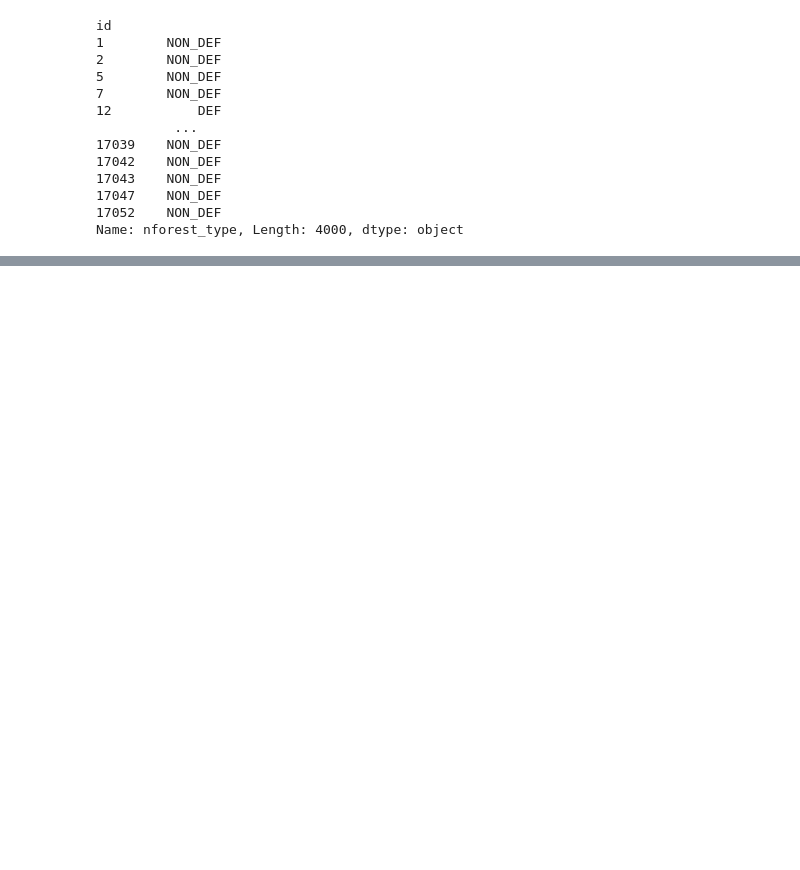
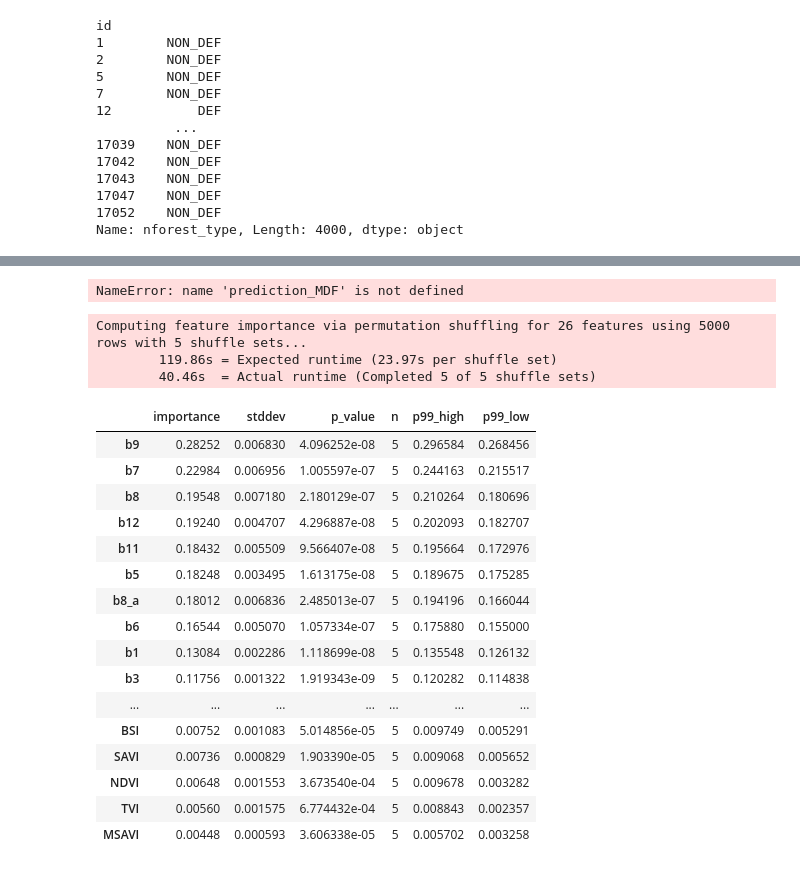
Before and after one commit to xHexlabx/SuperAI_SS4_Recap, a Jupyter notebook: SuperAI_SS4_Level_2/Hack_7_Forest_Type_Classification/Forest_Type_Double_Classifier.ipynb, the cells around one changed output, grey strips where cells are left out. Drawn from its saved outputs; the diff is of its cells as text; code cells hidden in the pictures; blank space fills up the shorter version.

```diff
--- a/SuperAI_SS4_Level_2/Hack_7_Forest_Type_Classification/Forest_Type_Double_Classifier.ipynb
+++ b/SuperAI_SS4_Level_2/Hack_7_Forest_Type_Classification/Forest_Type_Double_Classifier.ipynb
@@ -282,4 +421,30 @@ MDF_DDF_df
+# %%
+def add_features_for_MDF_DDF(row) :
+
+    row['NDVI'] = (row['b8'] - row['b4']) / (row['b8'] + row['b4'])
+    row['EVI'] = 2.5 * ((row['b8'] - row['b4']) / (row['b8'] + 6 * row['b4'] - 7.5 * row['b2'] + 1.01))
+    row['NDWI '] = (row['b3'] - row['b8']) / (row['b3'] + row['b8'])
+    row['SAVI '] = (row['b8'] - row['b4']) * (1 + 0.5) / (row['b8'] + row['b4'] + 0.5)
+    row['MSAVI'] = (2 * row['b8'] + 1 - ( (2 * row['b8'] + 1) ** 2 - 8 * (row['b8'] - row['b4'])) ** (1 / 2)) / 2
+    row['GNDVI '] = (row['b8'] - row['b3']) / (row['b8'] + row['b3'])
+    row['RENDVI '] = (row['b8'] - row['b5']) / (row['b8'] + row['b5'])
+    row['NDMI '] = (row['b8'] - row['b11']) / (row['b8'] + row['b11'])
+    row['GRVI'] = (row['b3'] - row['b4']) / (row['b3'] + row['b4'])
+    row['TVI'] = ( (row['b8'] - row['b4']) / (row['b8'] + row['b4'] + 0.5) ) ** (1 / 2)
+    row['MCARI'] = ((row['b5'] - row['b4']) - 0.2 * (row['b5'] - row['b3'])) / (row['b5'] / row['b4'])
+    row['BSI'] =  ((row['b11'] + row['b4']) - (row['b8'] + row['b2'])) / ((row['b11'] + row['b4']) + (row['b8'] + row['b2']))
+    row['NBR'] = (row['b8'] - row['b12']) / (row['b8'] + row['b12'])
+    row['MSI'] = row['b11'] / row['b8']
+
+    return row
+
+def drop_features_for_MDF_DDF(df) :
+
+    return df
+    # return df.drop(columns = ['b1'])
 # %%
-MDF_DDF_df = MDF_DDF_df.apply(add_features , axis = 1)
-MDF_DDF_df = drop_features(MDF_DDF_df)
-MDF_DDF_df
+MDF_DDF_df = MDF_DDF_df.apply(add_features_for_MDF_DDF , axis = 1)
+MDF_DDF_df = drop_features_for_MDF_DDF(MDF_DDF_df)
+
+test_df = test_df.apply(add_features_for_MDF_DDF , axis = 1)
+test_df = drop_features_for_MDF_DDF(test_df)
@@ -300,0 +458,8 @@ MDF_DDF_df
+# %%
+from imblearn.over_sampling import SMOTE , KMeansSMOTE
+from imblearn.combine import SMOTEENN , SMOTETomek
+
+smote = SMOTE(random_state = 42 , sampling_strategy= 'all')
+
+MDF_DDF_df , label_df  = smote.fit_resample(MDF_DDF_df.drop(columns=['nforest_type']) , MDF_DDF_df['nforest_type'])
+MDF_DDF_df = MDF_DDF_df.join(label_df)
@@ -320,0 +516,2 @@ TabularPredictor saved. To load, use: predictor = TabularPredictor.load("Autoglu
+# %%
+predictor_for_MDF_DDF.fit_pseudolabel(test_df)
@@ -338,0 +558,28 @@ Name: nforest_type, Length: 3263, dtype: object
+# %%
+prediction_MDF
+# %% [output]
+NameError: name 'prediction_MDF' is not defined
+# %%
+feature_importances = predictor_for_MDF_DDF.feature_importance(MDF_DDF_df)
+feature_importances
+# %% [output]
+Computing feature importance via permutation shuffling for 26 features using 5000 rows with 5 shuffle sets...
+        119.86s = Expected runtime (23.97s per shuffle set)
+        40.46s  = Actual runtime (Completed 5 of 5 shuffle sets)
+|  | importance | stddev | p_value | n | p99_high | p99_low |
+| b9 | 0.28252 | 0.006830 | 4.096252e-08 | 5 | 0.296584 | 0.268456 |
+| b7 | 0.22984 | 0.006956 | 1.005597e-07 | 5 | 0.244163 | 0.215517 |
+| b8 | 0.19548 | 0.007180 | 2.180129e-07 | 5 | 0.210264 | 0.180696 |
+| b12 | 0.19240 | 0.004707 | 4.296887e-08 | 5 | 0.202093 | 0.182707 |
+| b11 | 0.18432 | 0.005509 | 9.566407e-08 | 5 | 0.195664 | 0.172976 |
+| b5 | 0.18248 | 0.003495 | 1.613175e-08 | 5 | 0.189675 | 0.175285 |
+| b8_a | 0.18012 | 0.006836 | 2.485013e-07 | 5 | 0.194196 | 0.166044 |
+| b6 | 0.16544 | 0.005070 | 1.057334e-07 | 5 | 0.175880 | 0.155000 |
+| b1 | 0.13084 | 0.002286 | 1.118699e-08 | 5 | 0.135548 | 0.126132 |
+| b3 | 0.11756 | 0.001322 | 1.919343e-09 | 5 | 0.120282 | 0.114838 |
+| ... | ... | ... | ... | ... | ... | ... |
+| BSI | 0.00752 | 0.001083 | 5.014856e-05 | 5 | 0.009749 | 0.005291 |
+| SAVI | 0.00736 | 0.000829 | 1.903390e-05 | 5 | 0.009068 | 0.005652 |
+| NDVI | 0.00648 | 0.001553 | 3.673540e-04 | 5 | 0.009678 | 0.003282 |
+| TVI | 0.00560 | 0.001575 | 6.774432e-04 | 5 | 0.008843 | 0.002357 |
+| MSAVI | 0.00448 | 0.000593 | 3.606338e-05 | 5 | 0.005702 | 0.003258 |
```
Also changed, not shown: parts of 41 cells of this notebook, 2 other files.
